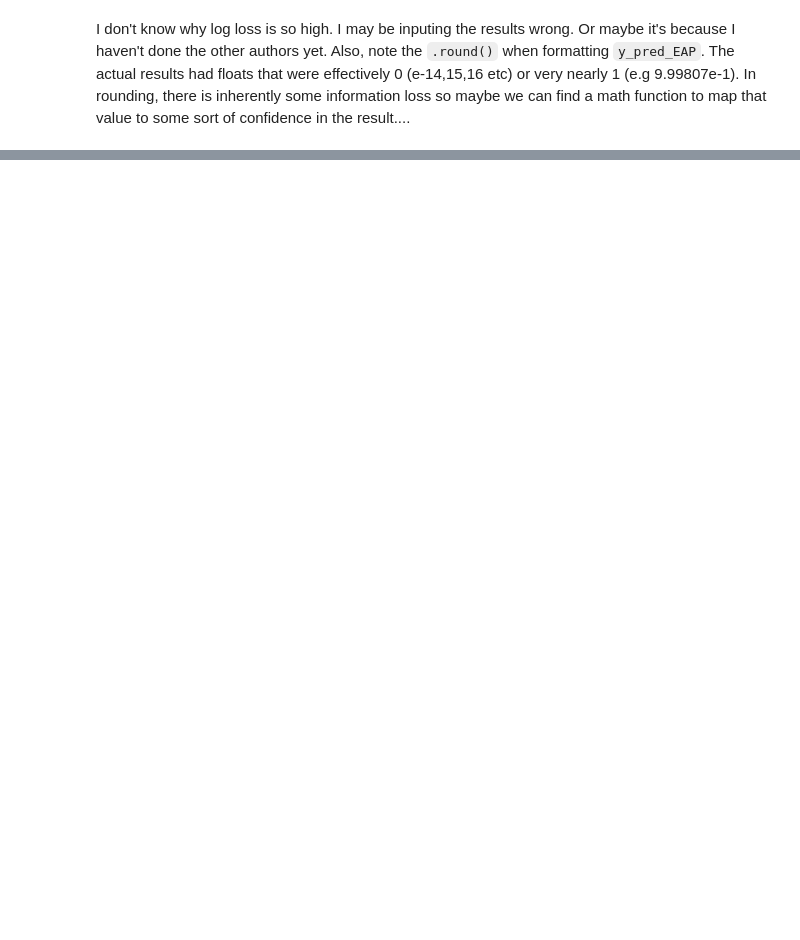
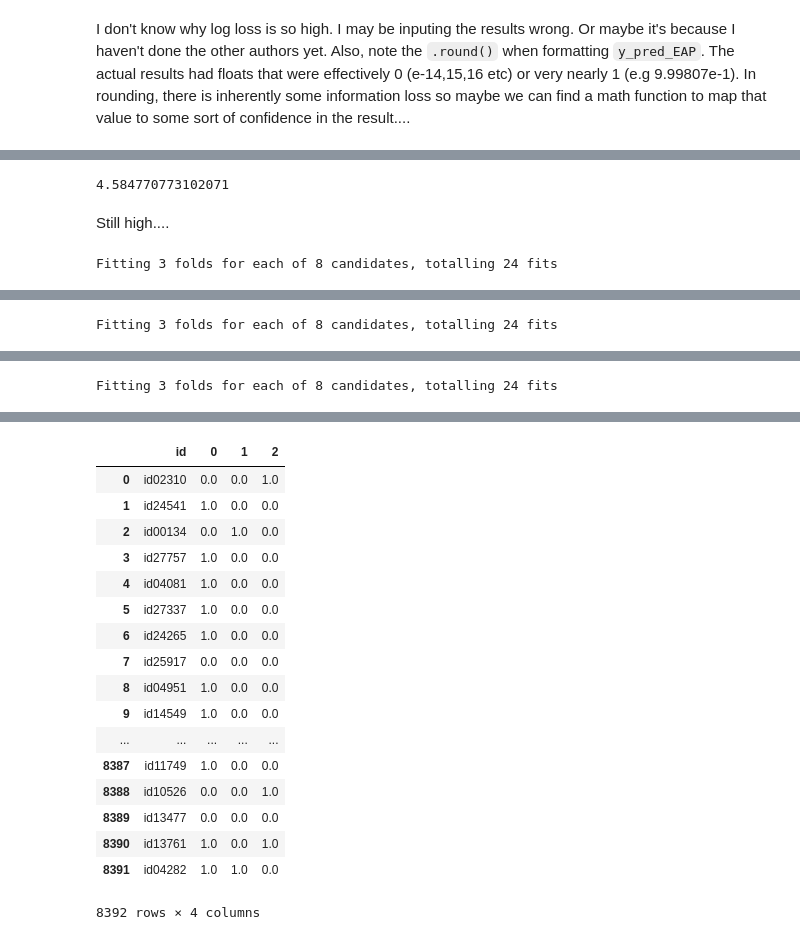
Before and after one commit to Yablargo/spoopy, a Jupyter notebook: SpoopyAuthorsModel_Attemp1.ipynb, the cells around one changed output, grey strips where cells are left out. Cells and saved outputs as stored; diff of their text form; code cells hidden in the pictures; blank space fills up the shorter version.

Commit message:
Full attempt
Implemented other authors, ran on test data, generated submission, achieved score of 3.9 (essentially last place)

```diff
--- a/SpoopyAuthorsModel_Attemp1.ipynb
+++ b/SpoopyAuthorsModel_Attemp1.ipynb
@@ -260,0 +489,59 @@ I don't know why log loss is so high. I may be inputing the results wrong. Or ma
+# %%
+log_loss(y_test_merged, y_pred_confidence)
+# %% [output]
+4.584770773102071
+# %% [markdown]
+Still high....
+# %%
+# Submission time. Here goes nothing...
+
+X_train = train.text
+
+pipe = Pipeline([
+    ('cv', CountVectorizer()),
+    ('clf', SGDClassifier()),
+])
+
+# Set up parameters to test in our grid search
+parameters = {
+    'cv__stop_words': [None,'english'],
+    'clf__alpha': (0.00001, 0.000001),
+    'clf__penalty': ('l2', 'elasticnet'),
+    'clf__loss':['log']
+}
+
+# Test all combinations of paramters for our estimator and vectorizer
+gs = GridSearchCV(pipe, parameters, n_jobs=-1, verbose=1)
+
+# Predict EAP
+gs_EAP = gs.fit(X_train, train_is_EAP.EAP)
+sub_pred_EAP = gs_EAP.predict_proba(test.text)
+sub_pred_EAP = np.array(sub_pred_EAP)
+sub_pred_EAP = pd.Series(index=test.index,
+                       data=sub_pred_EAP[:,1]
+                      ).round()
+
+# Predict HPL
+gs_HPL = gs.fit(X_train, train_is_HPL.HPL)
+sub_pred_HPL = gs_HPL.predict_proba(test.text)
+sub_pred_HPL = np.array(sub_pred_HPL)
+sub_pred_HPL = pd.Series(index=test.index,
+                       data=sub_pred_HPL[:,1]
+                      ).round()
+
+
+# Predict MWS
+gs_MWS = gs.fit(X_train, train_is_MWS.MWS)
+sub_pred_MWS = gs_MWS.predict_proba(test.text)
+sub_pred_MWS = np.array(sub_pred_MWS)
+sub_pred_MWS = pd.Series(index=test.index,
+                       data=sub_pred_MWS[:,1]
+                      ).round()
+
+
+
+# Merge results
+sub_pred_merged = pd.concat([test.id, sub_pred_EAP, sub_pred_HPL, sub_pred_MWS], axis=1 )
+sub_pred_merged
+# %% [output]
+Fitting 3 folds for each of 8 candidates, totalling 24 fits
@@ -260,0 +549 @@ I don't know why log loss is so high. I may be inputing the results wrong. Or ma
+Fitting 3 folds for each of 8 candidates, totalling 24 fits
@@ -260,0 +551 @@ I don't know why log loss is so high. I may be inputing the results wrong. Or ma
+Fitting 3 folds for each of 8 candidates, totalling 24 fits
@@ -260,0 +553,18 @@ I don't know why log loss is so high. I may be inputing the results wrong. Or ma
+|  | id | 0 | 1 | 2 |
+| 0 | id02310 | 0.0 | 0.0 | 1.0 |
+| 1 | id24541 | 1.0 | 0.0 | 0.0 |
+| 2 | id00134 | 0.0 | 1.0 | 0.0 |
+| 3 | id27757 | 1.0 | 0.0 | 0.0 |
+| 4 | id04081 | 1.0 | 0.0 | 0.0 |
+| 5 | id27337 | 1.0 | 0.0 | 0.0 |
+| 6 | id24265 | 1.0 | 0.0 | 0.0 |
+| 7 | id25917 | 0.0 | 0.0 | 0.0 |
+| 8 | id04951 | 1.0 | 0.0 | 0.0 |
+| 9 | id14549 | 1.0 | 0.0 | 0.0 |
+| ... | ... | ... | ... | ... |
+| 8387 | id11749 | 1.0 | 0.0 | 0.0 |
+| 8388 | id10526 | 0.0 | 0.0 | 1.0 |
+| 8389 | id13477 | 0.0 | 0.0 | 0.0 |
+| 8390 | id13761 | 1.0 | 0.0 | 1.0 |
+| 8391 | id04282 | 1.0 | 1.0 | 0.0 |
+8392 rows × 4 columns
```
Also changed, not shown: parts of 25 cells of this notebook.
